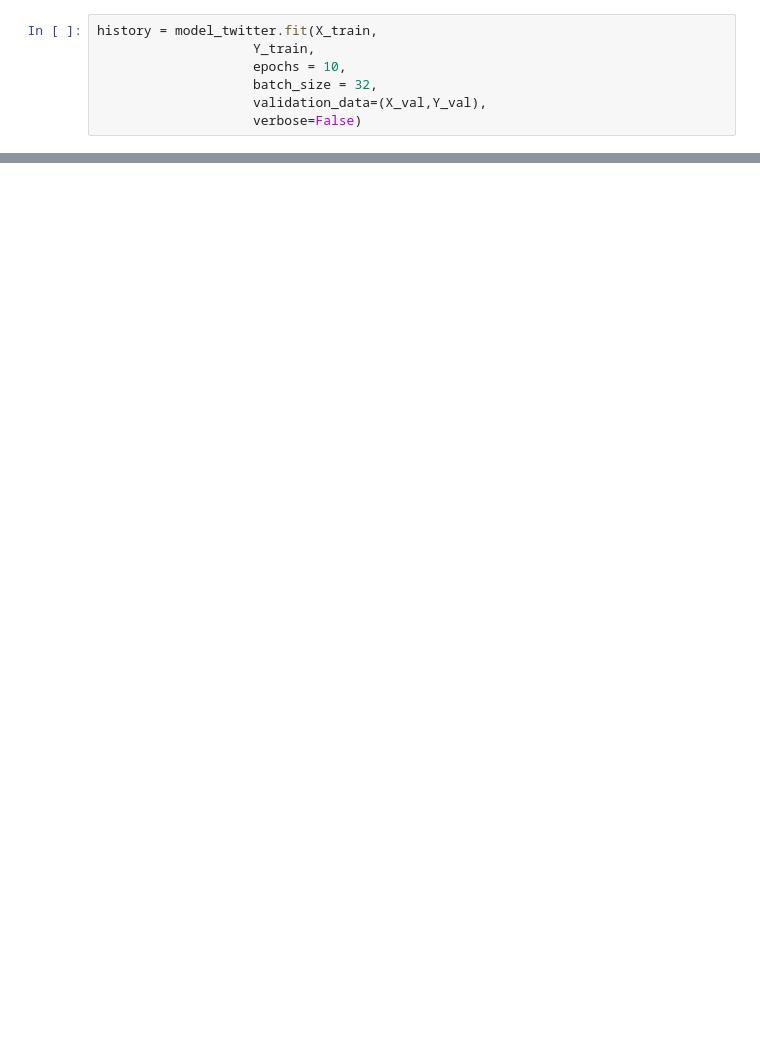
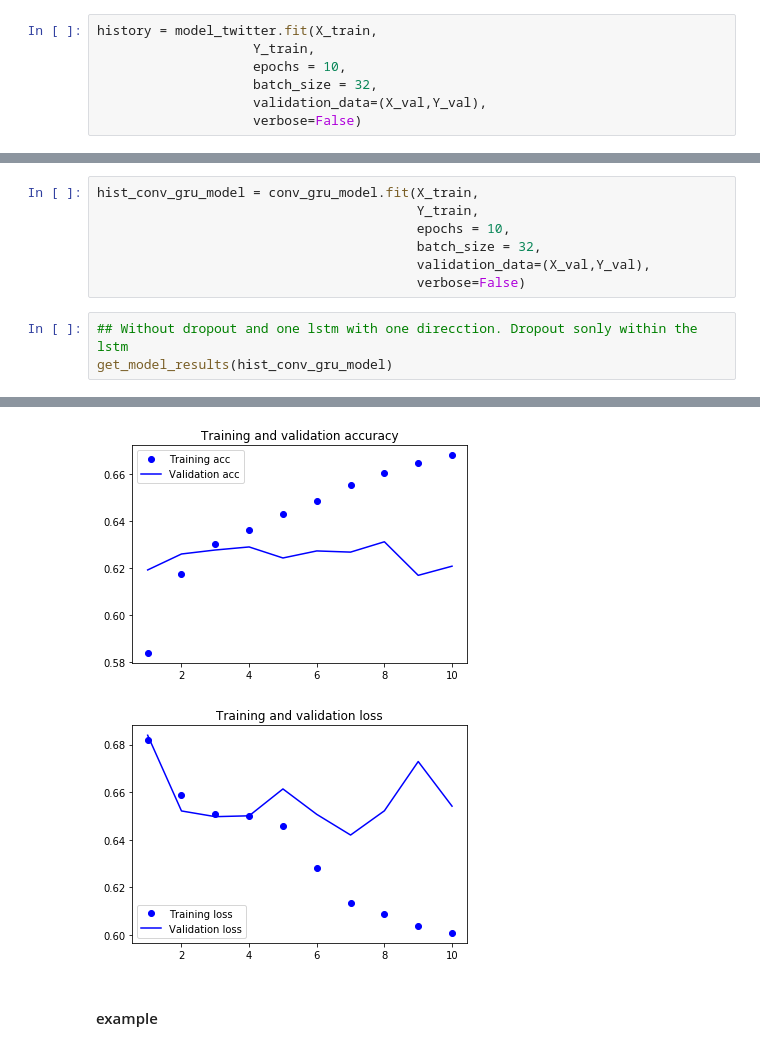
Before and after one commit to oadoriaa/trainningtwits, a Jupyter notebook: TraininNN4Twits.ipynb, the cells around one changed output, grey strips where cells are left out. Cells and saved outputs as stored; diff of their text form; blank space fills up the shorter version.

```diff
--- a/TraininNN4Twits.ipynb
+++ b/TraininNN4Twits.ipynb
@@ -363,0 +570,11 @@ predictions = Dense(1, activation='sigmoid')(x)`
+# %%
+hist_conv_gru_model = conv_gru_model.fit(X_train,
+                                         Y_train,
+                                         epochs = 10,
+                                         batch_size = 32,
+                                         validation_data=(X_val,Y_val),
+                                         verbose=False)
+# %%
+## Without dropout and one lstm with one direcction. Dropout sonly within the lstm
+get_model_results(hist_conv_gru_model)
+# %% [output]
@@ -363,0 +583,4 @@ predictions = Dense(1, activation='sigmoid')(x)`
+[figure, added]
+[figure, added]
+# %% [markdown]
+#### example
```
Also changed, not shown: parts of 38 cells of this notebook.
